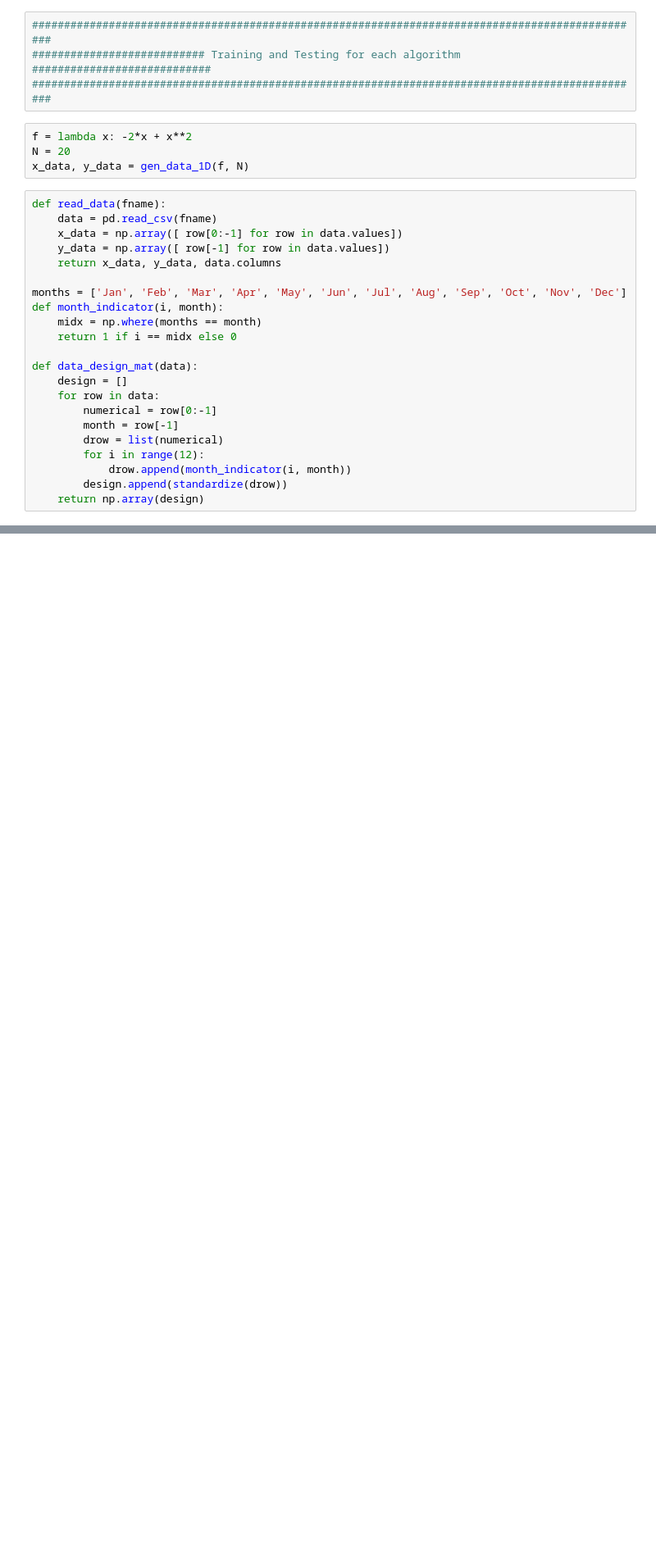
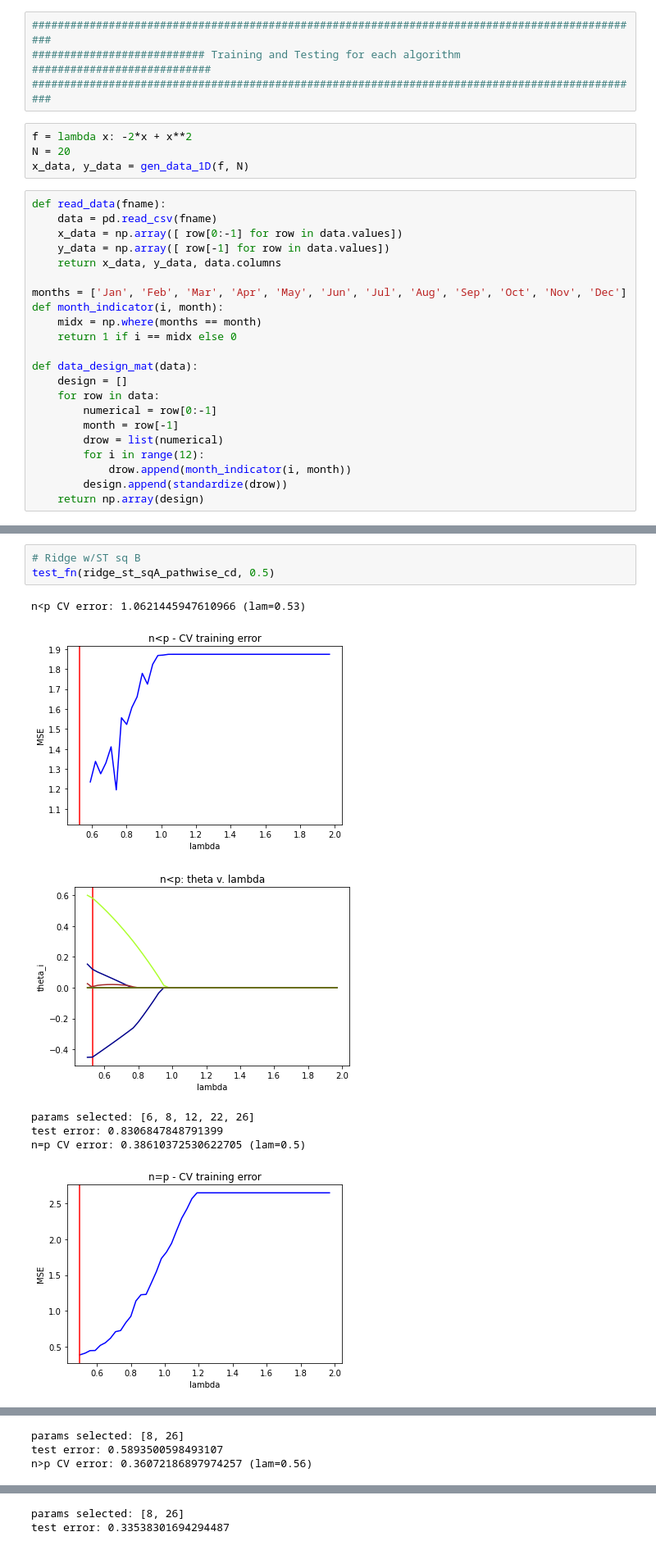
Before and after one commit to iandardik/CS6140_project, a Jupyter notebook: pathwise_cd.ipynb, the cells around one changed output, grey strips where cells are left out. Shown at 82% size. Cells and saved outputs as stored; diff of their text form; blank space fills up the shorter version.

```diff
--- a/pathwise_cd.ipynb
+++ b/pathwise_cd.ipynb
@@ -493,0 +668,11 @@ test error: 0.17739348302140676
+# %%
+# Ridge w/ST sq B
+test_fn(ridge_st_sqA_pathwise_cd, 0.5)
+# %% [output]
+n<p CV error: 1.0621445947610966 (lam=0.53)
+[figure, added]
+[figure, added]
+params selected: [6, 8, 12, 22, 26]
+test error: 0.8306847848791399
+n=p CV error: 0.38610372530622705 (lam=0.5)
+[figure, added]
@@ -493,0 +680,3 @@ test error: 0.17739348302140676
+params selected: [8, 26]
+test error: 0.5893500598493107
+n>p CV error: 0.36072186897974257 (lam=0.56)
@@ -493,0 +685,2 @@ test error: 0.17739348302140676
+params selected: [8, 26]
+test error: 0.33538301694294487
```
Also changed, not shown: parts of 23 cells of this notebook, 45 other files.
